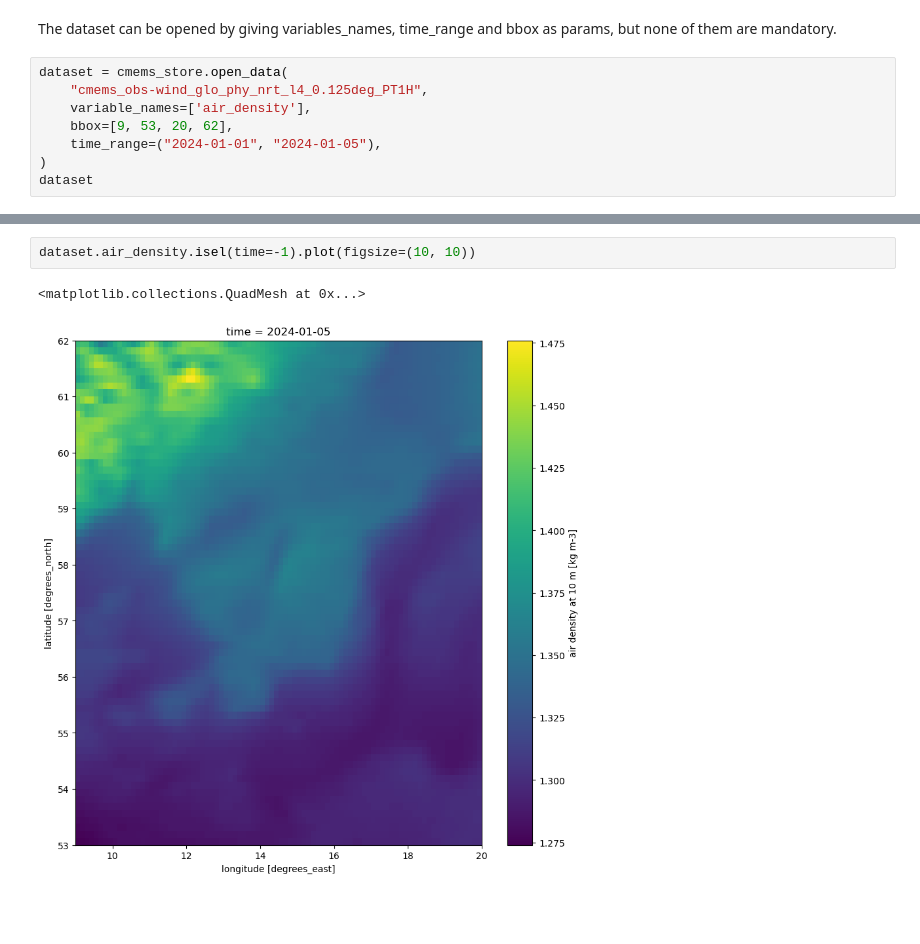
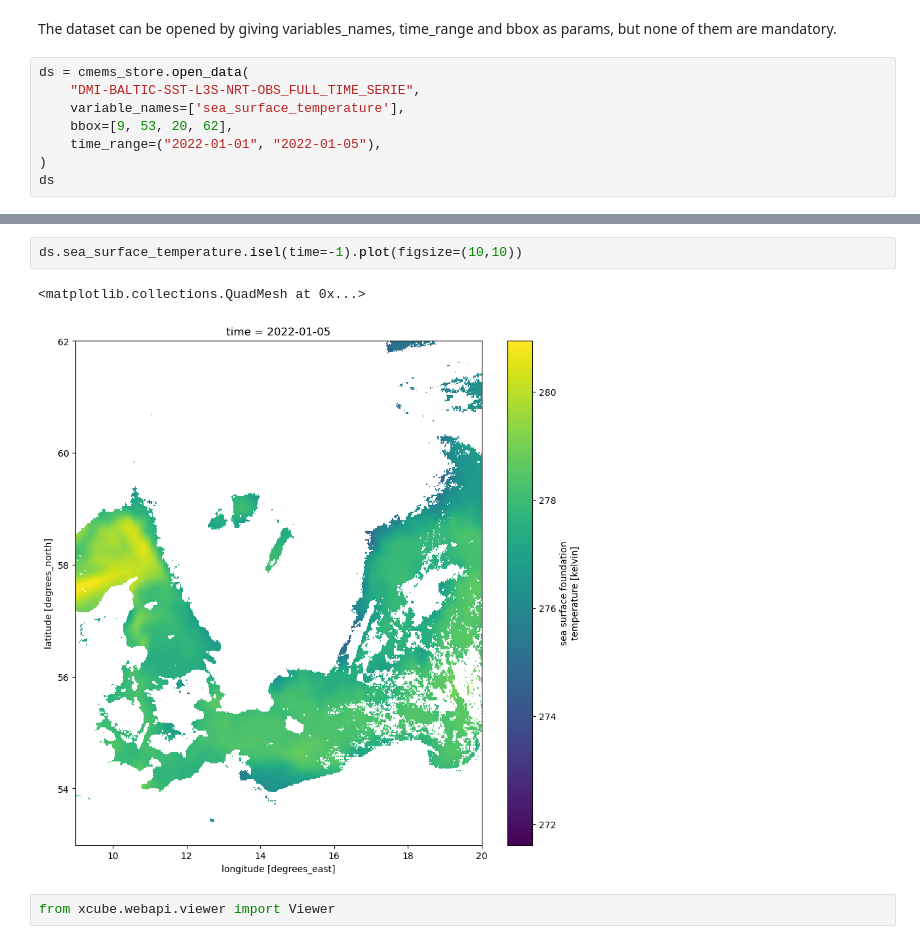
Before and after one commit to xcube-dev/xcube-cmems, a Jupyter notebook: examples/notebooks/cmems_example_JNB.ipynb, the cells around one changed output, grey strips where cells are left out. Cells and saved outputs as stored; diff of their text form; blank space fills up the shorter version.

```diff
--- a/examples/notebooks/cmems_example_JNB.ipynb
+++ b/examples/notebooks/cmems_example_JNB.ipynb
@@ -60,11 +108,11 @@ cmems_store.get_open_data_params_schema("cmems_obs-wind_glo_phy_nrt_l4_0.125deg_
 # %% [markdown]
 The dataset can be opened by giving variables_names, time_range and bbox as params, but none of them are mandatory.
 # %%
-dataset = cmems_store.open_data(
-    "cmems_obs-wind_glo_phy_nrt_l4_0.125deg_PT1H",
-    variable_names=['air_density'],
+ds = cmems_store.open_data(
+    "DMI-BALTIC-SST-L3S-NRT-OBS_FULL_TIME_SERIE",
+    variable_names=['sea_surface_temperature'],
     bbox=[9, 53, 20, 62],
-    time_range=("2024-01-01", "2024-01-05"),
+    time_range=("2022-01-01", "2022-01-05"),
 )
-dataset
+ds
 # %% [output]
@@ -107,5 +137,7 @@ Attributes:
-# %%
-dataset.air_density.isel(time=-1).plot(figsize=(10, 10))
-# %% [output]
-<matplotlib.collections.QuadMesh at 0x...>
-[figure, removed]
+# %%
+ds.sea_surface_temperature.isel(time=-1).plot(figsize=(10,10))
+# %% [output]
+<matplotlib.collections.QuadMesh at 0x...>
+[figure, added]
+# %%
+from xcube.webapi.viewer import Viewer
```
Also changed, not shown: parts of 12 cells of this notebook.
